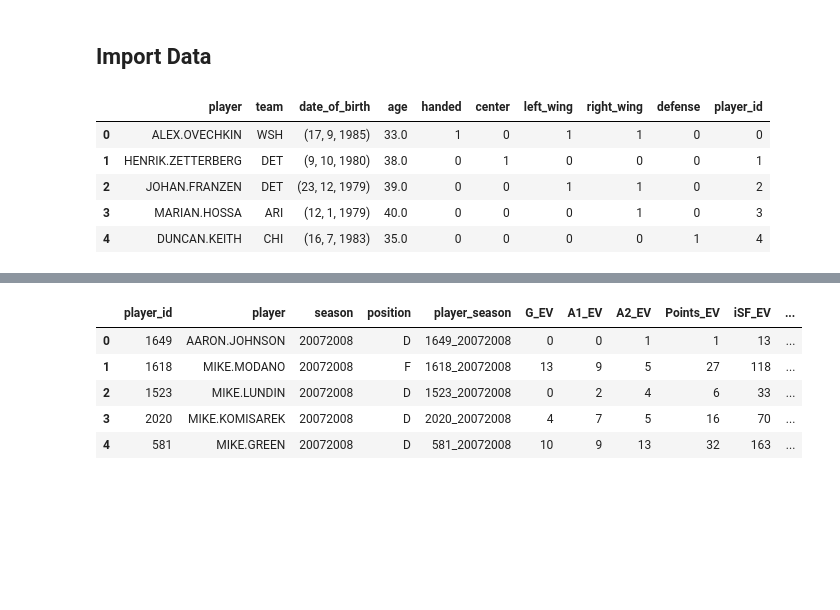
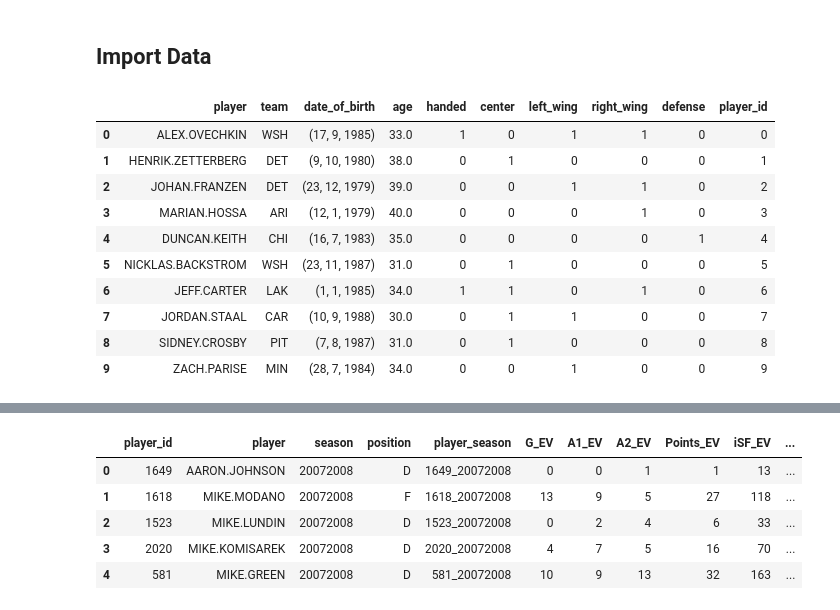
Before and after one commit to lindsay-forestell/MiniProjects, a Jupyter notebook: NHL/presentation.ipynb, the cells around one changed output, grey strips where cells are left out. Saved outputs shown, nothing was run; the diff lists cells and outputs as text; code cells hidden in the pictures; blank space fills up the shorter version.

```diff
--- a/NHL/presentation.ipynb
+++ b/NHL/presentation.ipynb
@@ -172,11 +174,16 @@ data_gen_length = DataGenerator('./data/player_stats.csv',
                             batch_size = 20)
 # %%
 # Let's look at some of these stats
-display(data_gen_cap.player_stats.head())
+display(data_gen_cap.player_stats.head(10))
 # %% [output]
 |  | player | team | date_of_birth | age | handed | center | left_wing | right_wing | defense | player_id |
 | 0 | ALEX.OVECHKIN | WSH | (17, 9, 1985) | 33.0 | 1 | 0 | 1 | 1 | 0 | 0 |
 | 1 | HENRIK.ZETTERBERG | DET | (9, 10, 1980) | 38.0 | 0 | 1 | 0 | 0 | 0 | 1 |
 | 2 | JOHAN.FRANZEN | DET | (23, 12, 1979) | 39.0 | 0 | 0 | 1 | 1 | 0 | 2 |
 | 3 | MARIAN.HOSSA | ARI | (12, 1, 1979) | 40.0 | 0 | 0 | 0 | 1 | 0 | 3 |
 | 4 | DUNCAN.KEITH | CHI | (16, 7, 1983) | 35.0 | 0 | 0 | 0 | 0 | 1 | 4 |
+| 5 | NICKLAS.BACKSTROM | WSH | (23, 11, 1987) | 31.0 | 0 | 1 | 0 | 0 | 0 | 5 |
+| 6 | JEFF.CARTER | LAK | (1, 1, 1985) | 34.0 | 1 | 1 | 0 | 1 | 0 | 6 |
+| 7 | JORDAN.STAAL | CAR | (10, 9, 1988) | 30.0 | 0 | 1 | 1 | 0 | 0 | 7 |
+| 8 | SIDNEY.CROSBY | PIT | (7, 8, 1987) | 31.0 | 0 | 1 | 0 | 0 | 0 | 8 |
+| 9 | ZACH.PARISE | MIN | (28, 7, 1984) | 34.0 | 0 | 0 | 1 | 0 | 0 | 9 |
```
Also changed, not shown: parts of 16 cells of this notebook, 57 other files.
